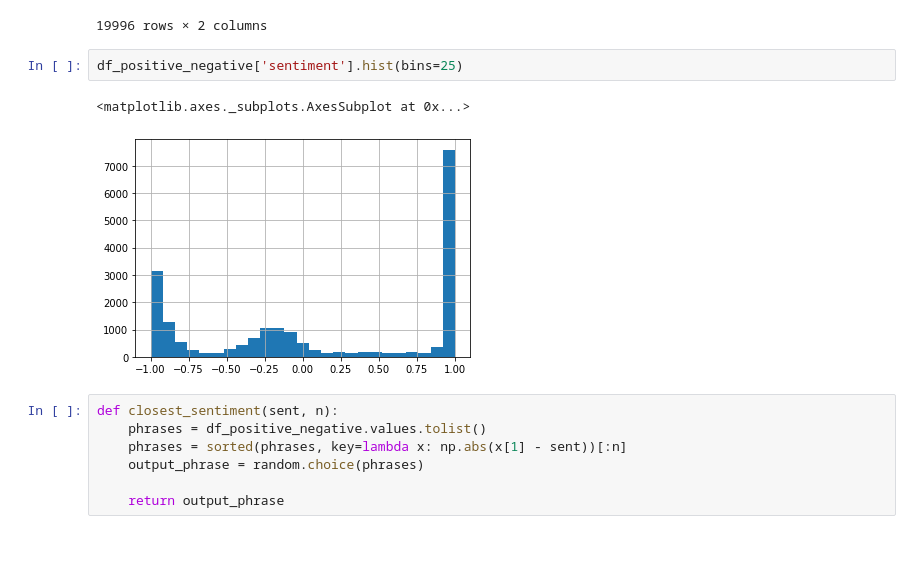
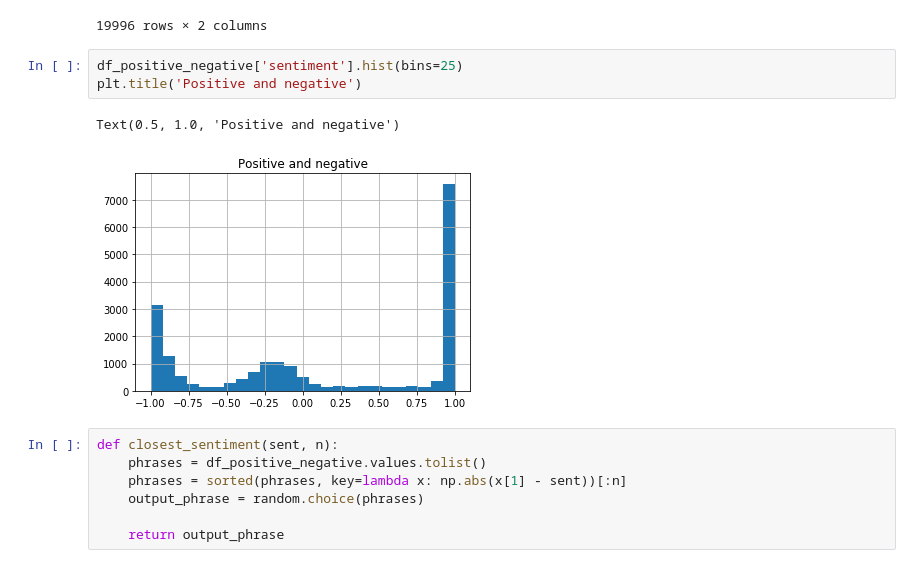
Before and after one commit to BunnyNoBugs/emotions-bot, a Jupyter notebook: emotions_bot.ipynb, the cells around one changed output. Drawn from its saved outputs; the diff is of its cells as text.

```diff
--- a/emotions_bot.ipynb
+++ b/emotions_bot.ipynb
@@ -299,9 +303,10 @@ df_positive_negative
 19996 rows × 2 columns
 # %%
 df_positive_negative['sentiment'].hist(bins=25)
+plt.title('Positive and negative')
 # %% [output]
-<matplotlib.axes._subplots.AxesSubplot at 0x...>
+Text(0.5, 1.0, 'Positive and negative')
-[figure, old version]
+[figure, new version]
 # %%
 def closest_sentiment(sent, n):
     phrases = df_positive_negative.values.tolist()
```
Also changed, not shown: parts of 4 cells of this notebook, 1 other file.
